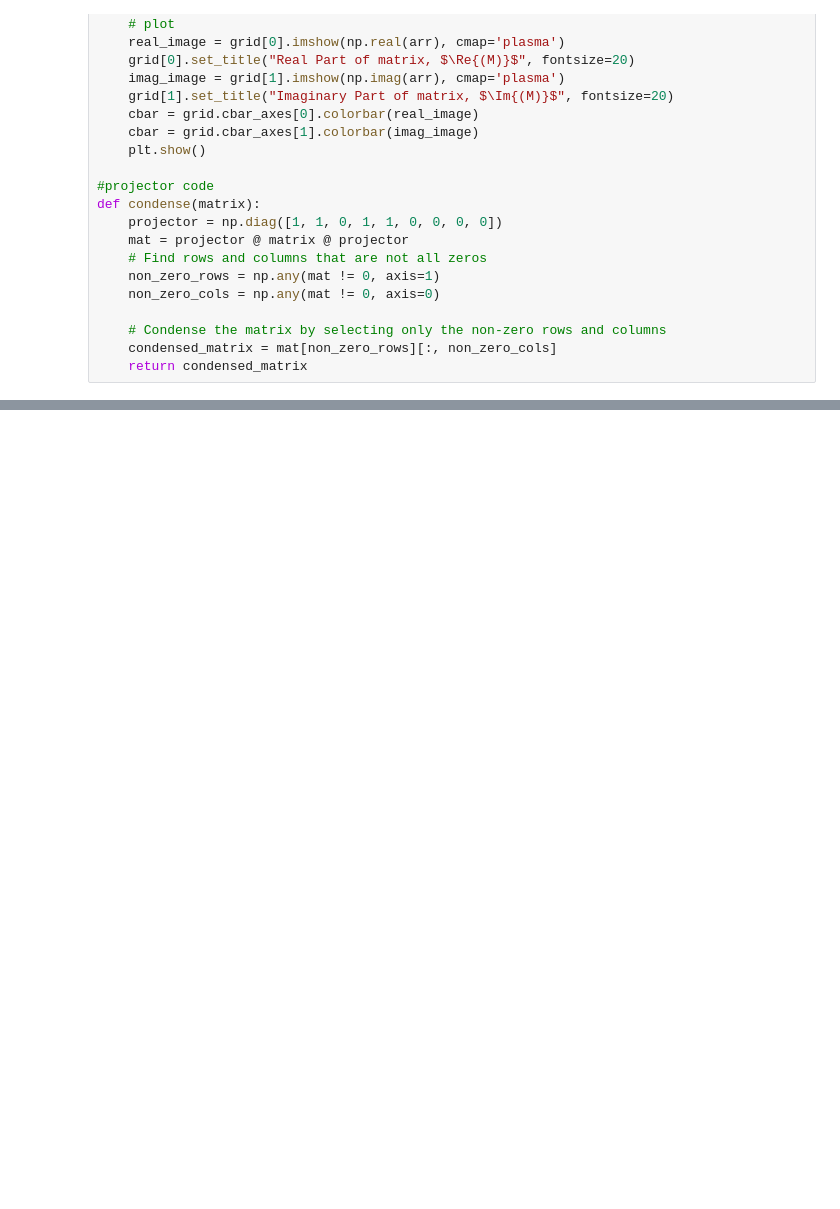
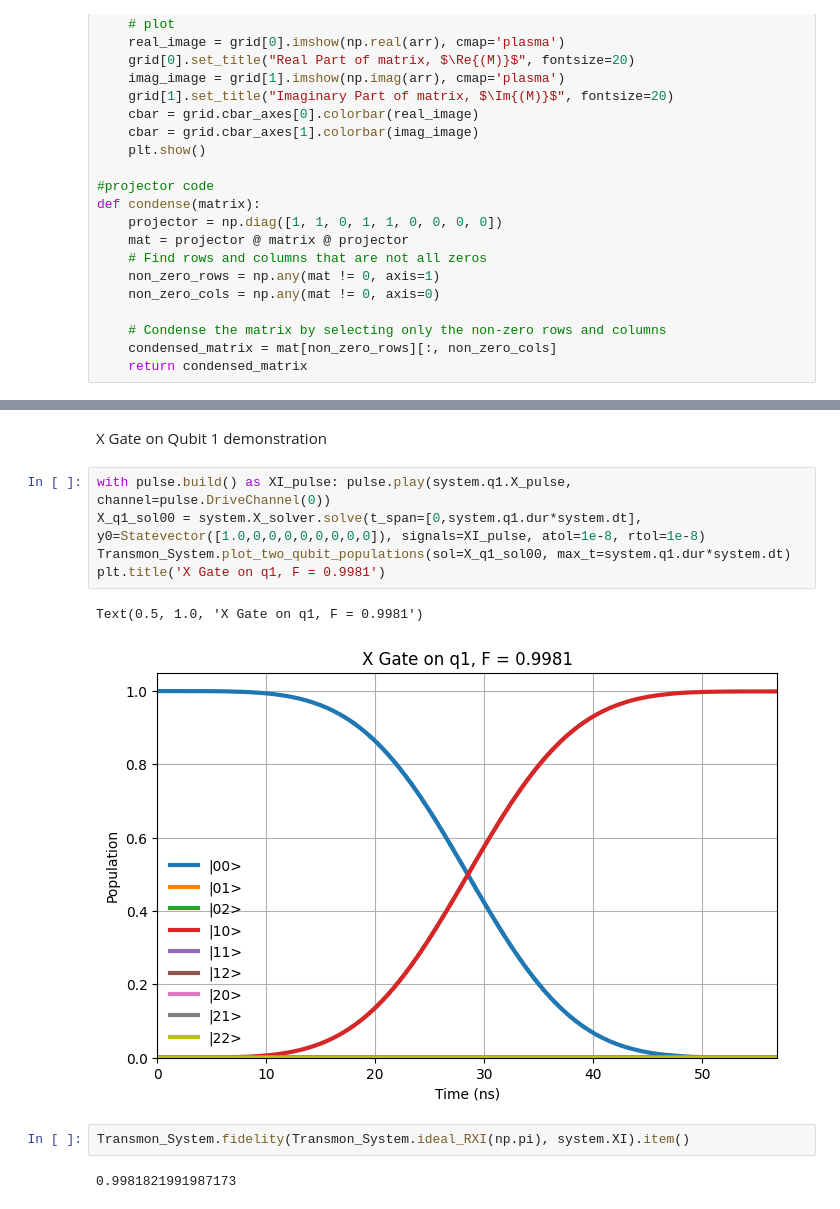
Before and after one commit to kapil-d/transmon-sim, a Jupyter notebook: two_transmon_gates.ipynb, the cells around one changed output, grey strips where cells are left out. Drawn from its saved outputs; the diff is of its cells as text; blank space fills up the shorter version.

```diff
--- a/two_transmon_gates.ipynb
+++ b/two_transmon_gates.ipynb
@@ -672,0 +567,14 @@ heatmap2d(condense(ideal_cnot))
+# %% [markdown]
+X Gate on Qubit 1 demonstration
+# %%
+with pulse.build() as XI_pulse: pulse.play(system.q1.X_pulse, channel=pulse.DriveChannel(0))
+X_q1_sol00 = system.X_solver.solve(t_span=[0,system.q1.dur*system.dt], y0=Statevector([1.0,0,0,0,0,0,0,0,0]), signals=XI_pulse, atol=1e-8, rtol=1e-8)
+Transmon_System.plot_two_qubit_populations(sol=X_q1_sol00, max_t=system.q1.dur*system.dt)
+plt.title('X Gate on q1, F = 0.9981')
+# %% [output]
+Text(0.5, 1.0, 'X Gate on q1, F = 0.9981')
+[figure, added]
+# %%
+Transmon_System.fidelity(Transmon_System.ideal_RXI(np.pi), system.XI).item()
+# %% [output]
+0.9981821991987173
```
Also changed, not shown: parts of 48 cells of this notebook.
